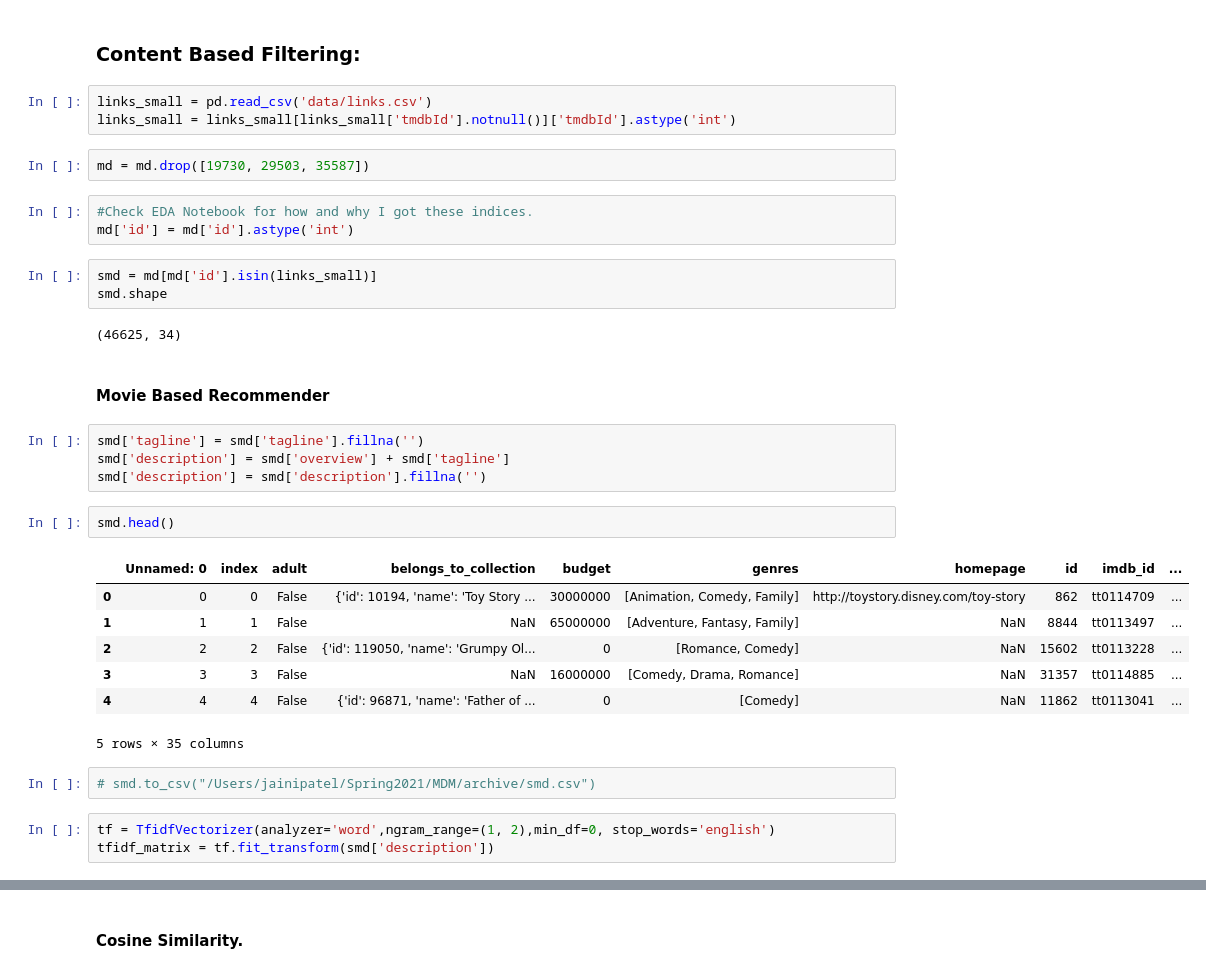
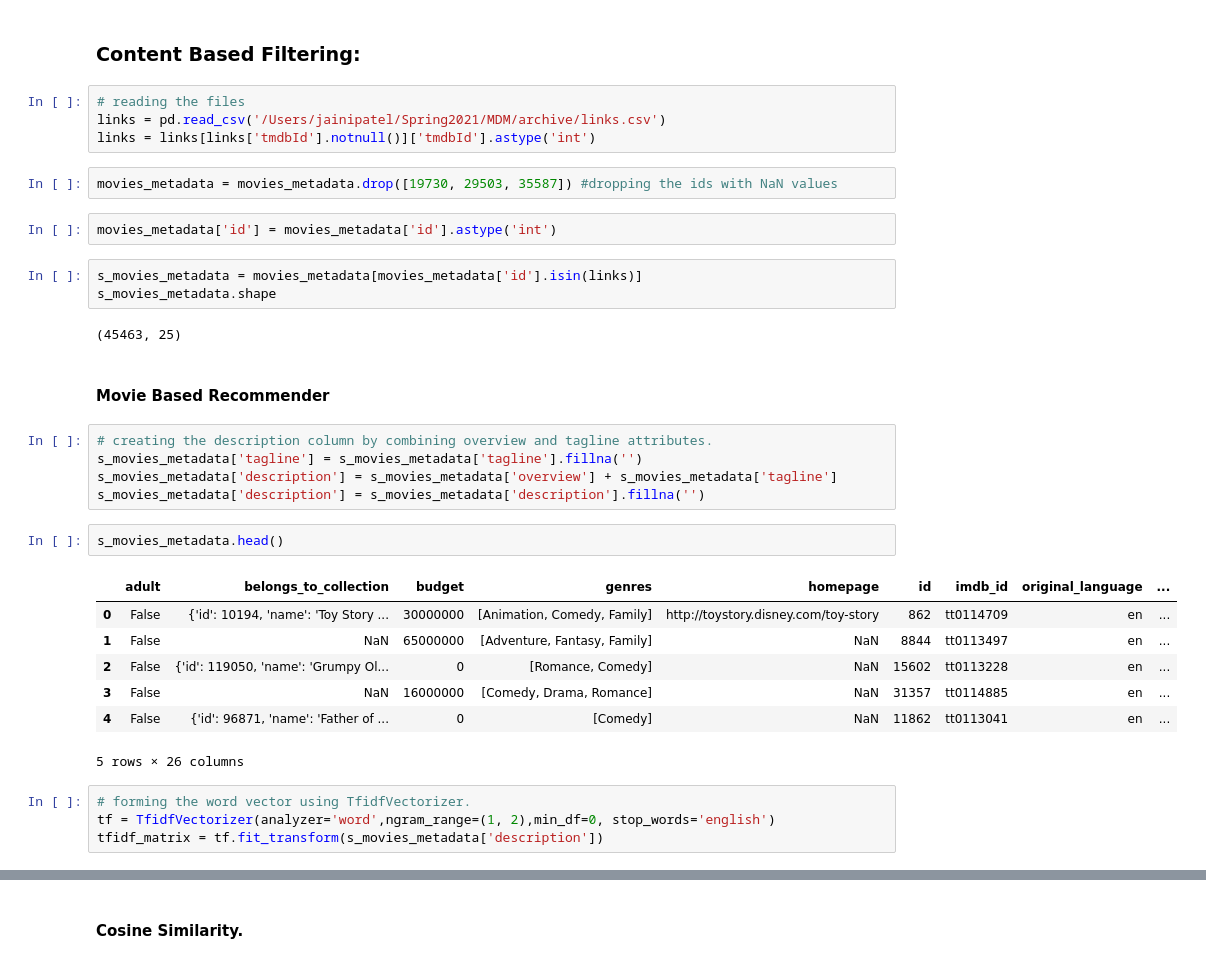
Before and after one commit to AbhinavMadahar/cs550-project, a Jupyter notebook: algorithms/Cosine_similarity_movie.ipynb, the cells around one changed output, grey strips where cells are left out. Cells and saved outputs as stored; diff of their text form.

Commit message:
Cosine Similarity Method for Movie Recommendation

```diff
--- a/algorithms/Cosine_similarity_metadata.ipynb
+++ b/algorithms/Cosine_similarity_movie.ipynb
@@ -144,39 +140,39 @@ build_chart('Romance').head(15)
 # %% [markdown]
 ### Content Based Filtering:
 # %%
-links_small = pd.read_csv('data/links.csv')
-links_small = links_small[links_small['tmdbId'].notnull()]['tmdbId'].astype('int')
+# reading the files
+links = pd.read_csv('/Users/jainipatel/Spring2021/MDM/archive/links.csv')
+links = links[links['tmdbId'].notnull()]['tmdbId'].astype('int')
-# %%
-md = md.drop([19730, 29503, 35587])
-# %%
-#Check EDA Notebook for how and why I got these indices.
-md['id'] = md['id'].astype('int')
-# %%
-smd = md[md['id'].isin(links_small)]
-smd.shape
-# %% [output]
-(46625, 34)
+# %%
+movies_metadata = movies_metadata.drop([19730, 29503, 35587]) #dropping the ids with NaN values
+# %%
+movies_metadata['id'] = movies_metadata['id'].astype('int')
+# %%
+s_movies_metadata = movies_metadata[movies_metadata['id'].isin(links)]
+s_movies_metadata.shape
+# %% [output]
+(45463, 25)
 # %% [markdown]
 #### Movie Based Recommender
-# %%
-smd['tagline'] = smd['tagline'].fillna('')
-smd['description'] = smd['overview'] + smd['tagline']
-smd['description'] = smd['description'].fillna('')
+# %%
+# creating the description column by combining overview and tagline attributes.
+s_movies_metadata['tagline'] = s_movies_metadata['tagline'].fillna('')
+s_movies_metadata['description'] = s_movies_metadata['overview'] + s_movies_metadata['tagline']
+s_movies_metadata['description'] = s_movies_metadata['description'].fillna('')
 # %%
-smd.head()
+s_movies_metadata.head()
 # %% [output]
-|  | Unnamed: 0 | index | adult | belongs_to_collection | budget | genres | homepage | id | imdb_id | ... |
-| 0 | 0 | 0 | False | {'id': 10194, 'name': 'Toy Story ... | 30000000 | [Animation, Comedy, Family] | http://toystory.disney.com/toy-story | 862 | tt0114709 | ... |
-| 1 | 1 | 1 | False | NaN | 65000000 | [Adventure, Fantasy, Family] | NaN | 8844 | tt0113497 | ... |
-| 2 | 2 | 2 | False | {'id': 119050, 'name': 'Grumpy Ol... | 0 | [Romance, Comedy] | NaN | 15602 | tt0113228 | ... |
-| 3 | 3 | 3 | False | NaN | 16000000 | [Comedy, Drama, Romance] | NaN | 31357 | tt0114885 | ... |
-| 4 | 4 | 4 | False | {'id': 96871, 'name': 'Father of ... | 0 | [Comedy] | NaN | 11862 | tt0113041 | ... |
+|  | adult | belongs_to_collection | budget | genres | homepage | id | imdb_id | original_language | ... |
+| 0 | False | {'id': 10194, 'name': 'Toy Story ... | 30000000 | [Animation, Comedy, Family] | http://toystory.disney.com/toy-story | 862 | tt0114709 | en | ... |
+| 1 | False | NaN | 65000000 | [Adventure, Fantasy, Family] | NaN | 8844 | tt0113497 | en | ... |
+| 2 | False | {'id': 119050, 'name': 'Grumpy Ol... | 0 | [Romance, Comedy] | NaN | 15602 | tt0113228 | en | ... |
+| 3 | False | NaN | 16000000 | [Comedy, Drama, Romance] | NaN | 31357 | tt0114885 | en | ... |
+| 4 | False | {'id': 96871, 'name': 'Father of ... | 0 | [Comedy] | NaN | 11862 | tt0113041 | en | ... |
-5 rows × 35 columns
+5 rows × 26 columns
-# %%
-# smd.to_csv("/Users/jainipatel/Spring2021/MDM/archive/smd.csv")
 # %%
+# forming the word vector using TfidfVectorizer.
 tf = TfidfVectorizer(analyzer='word',ngram_range=(1, 2),min_df=0, stop_words='english')
-tfidf_matrix = tf.fit_transform(smd['description'])
+tfidf_matrix = tf.fit_transform(s_movies_metadata['description'])
 # %%
 tfidf_matrix.shape
 # %% [output]
```
Also changed, not shown: parts of 58 cells of this notebook, 3 other files.
